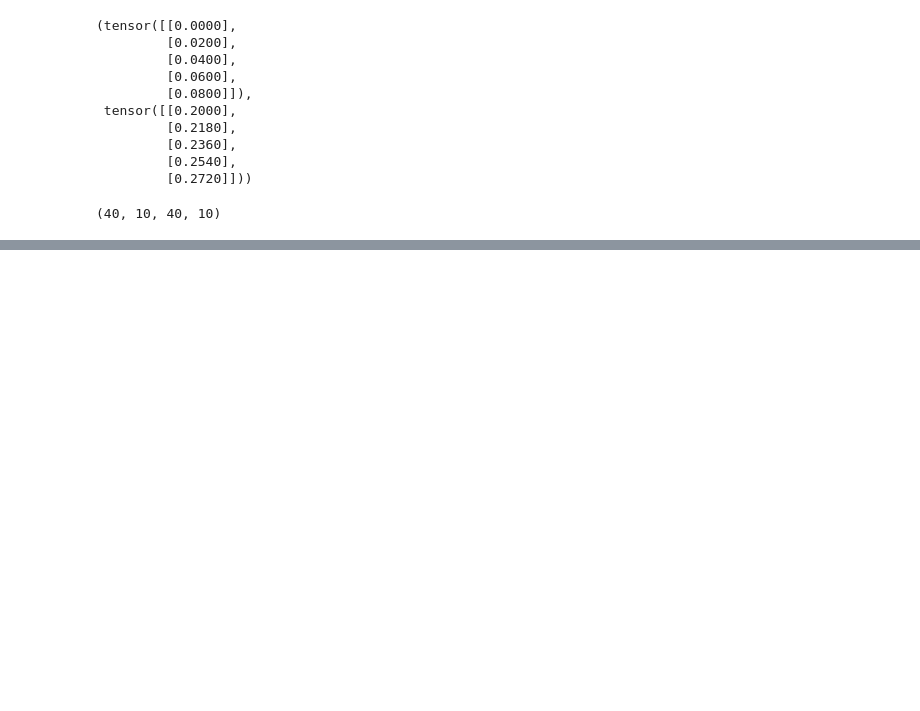
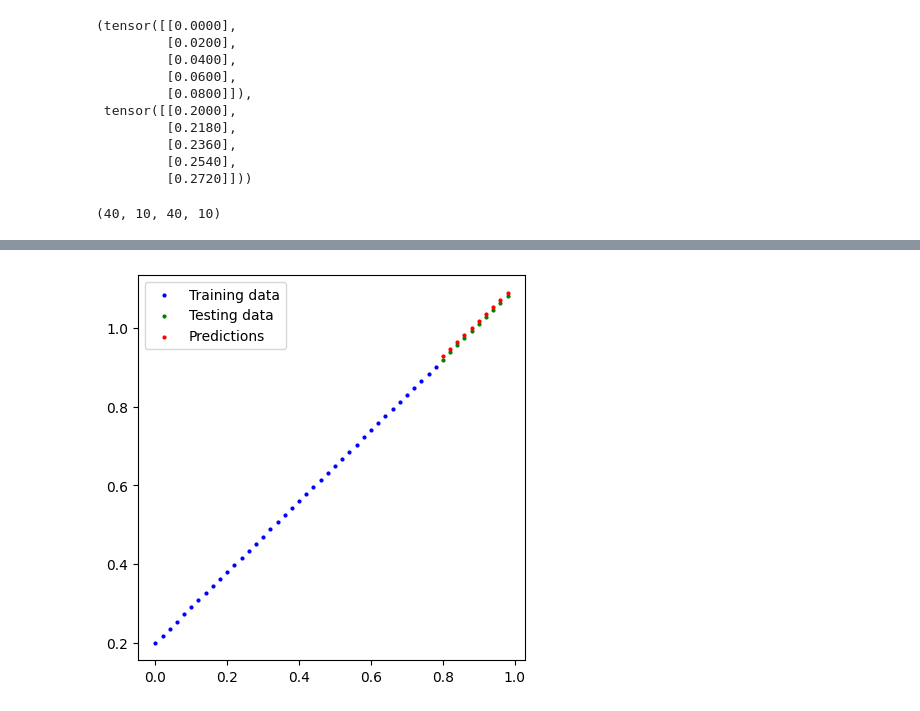
Before and after one commit to ZackFairMoaz/Machine-Learning, a Jupyter notebook: Deep Learning/PyTorch Basics/2-Introduction_to_PyTorch_Workflow.ipynb, the cells around one changed output, grey strips where cells are left out. Saved outputs shown, nothing was run; the diff lists cells and outputs as text; code cells hidden in the pictures; blank space fills up the shorter version.

```diff
--- a/Deep Learning/PyTorch Basics/2-Introduction_to_PyTorch_Workflow.ipynb
+++ b/Deep Learning/PyTorch Basics/2-Introduction_to_PyTorch_Workflow.ipynb
@@ -87,0 +233,4 @@ class LinearRegressionModel(nn.Module): # we inherit nn.Module = base class for
+# %%
+with torch.inference_mode():
+    pred = model(X_test)
+torch.hstack((pred, y_test))
@@ -87,0 +248,4 @@ class LinearRegressionModel(nn.Module): # we inherit nn.Module = base class for
+# %%
+plot_prediction(predictions=pred)
+# %% [output]
+[figure, added]
```
Also changed, not shown: parts of 22 cells of this notebook.
